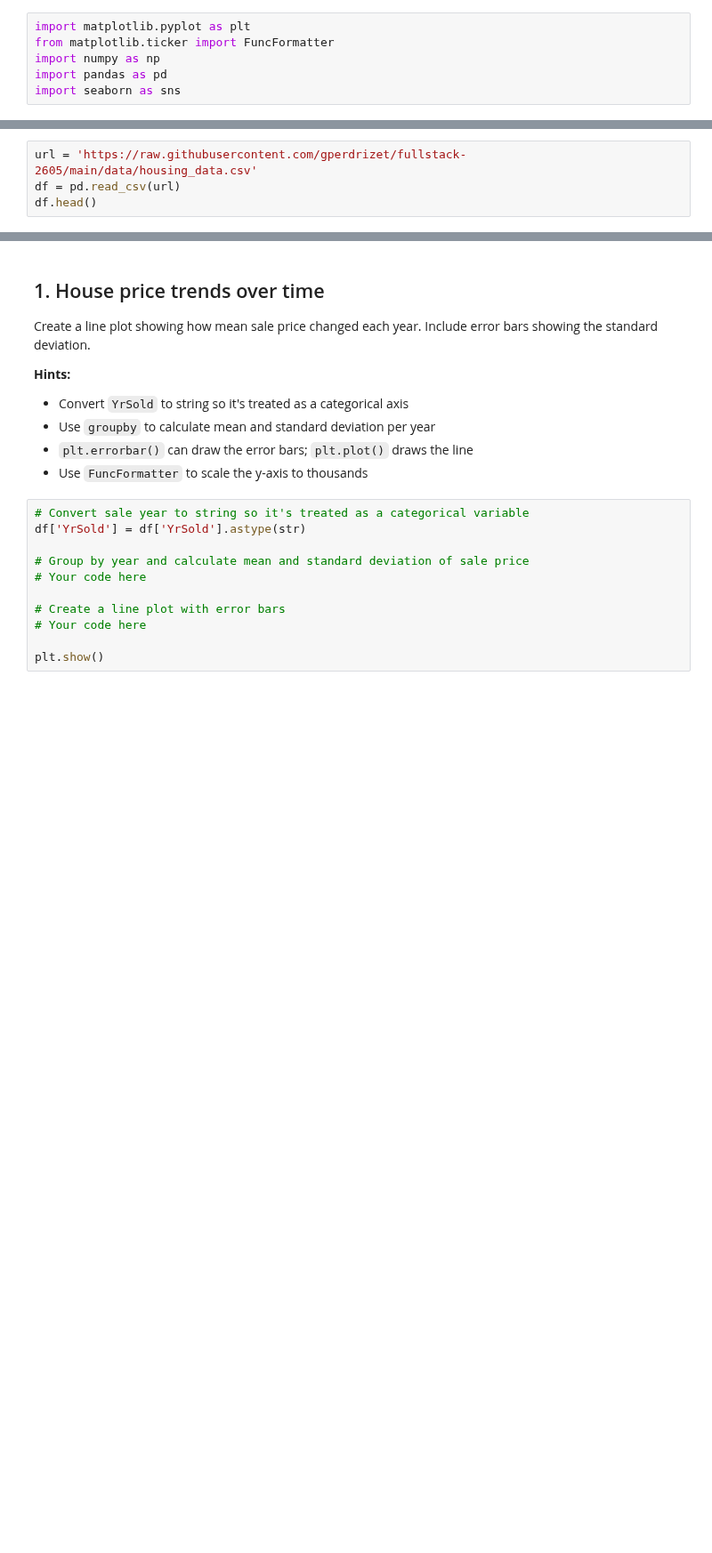
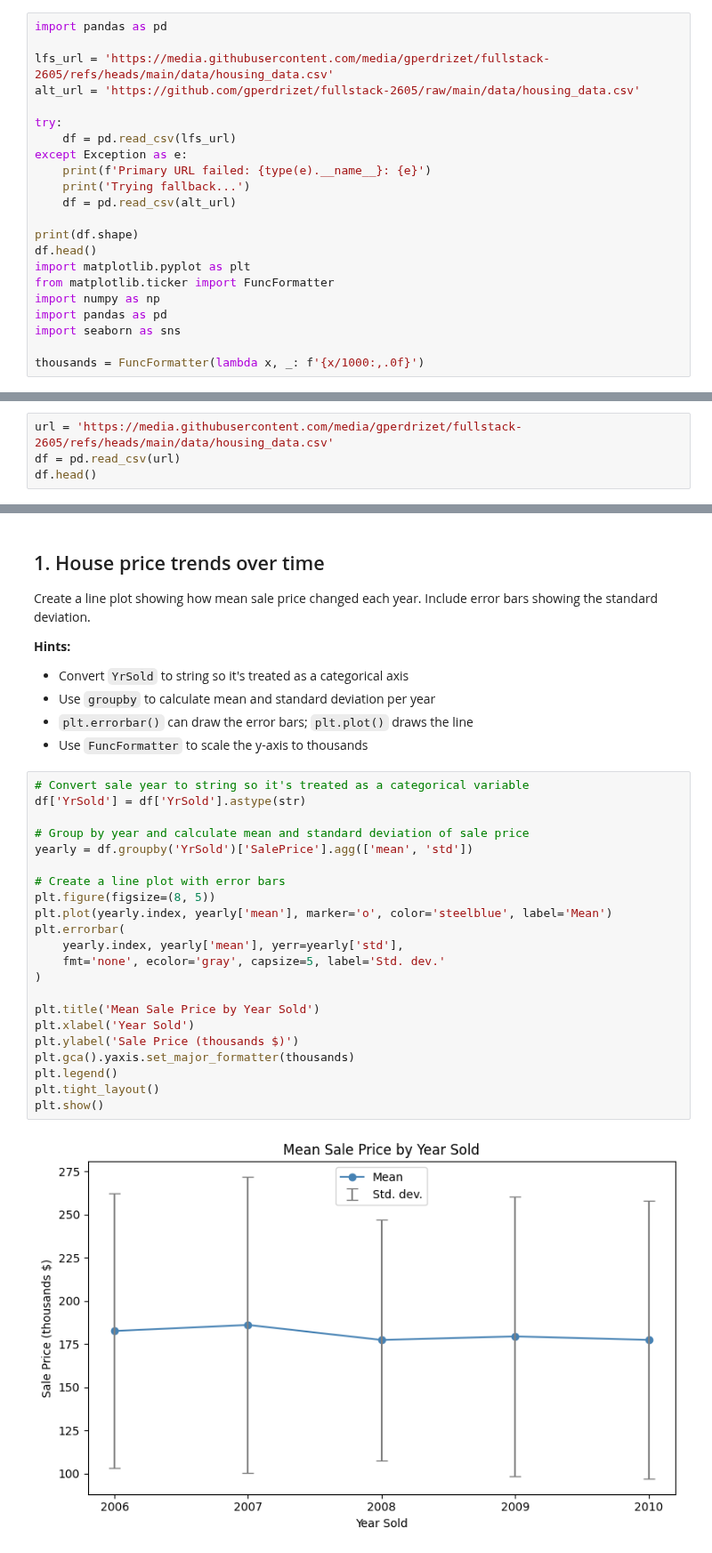
Before and after one commit to Alessandrarye/utd-aiml-coursework, a Jupyter notebook: notebooks/unit-2/lesson-11/lesson-11-activity.ipynb, the cells around one changed output, grey strips where cells are left out. Shown at 89% size. Cells and saved outputs as stored; diff of their text form; blank space fills up the shorter version.

Commit message:
Lesson 11: data visualization

```diff
--- a/notebooks/unit-2/lesson-11/lesson-11-activity.ipynb
+++ b/notebooks/unit-2/lesson-11/lesson-11-activity.ipynb
@@ -16,8 +16,24 @@ Housing sales dataset available here: [housing_data.csv](https://raw.githubuserc
 5. Create a pie chart to visualize the proportion of houses in each `MSZoning` category.
 6. Use a 3D scatter plot to visualize `LotArea`, `OverallQual`, and `SalePrice` together.
 # %%
+import pandas as pd
+
+lfs_url = 'https://media.githubusercontent.com/media/gperdrizet/fullstack-2605/refs/heads/main/data/housing_data.csv'
+alt_url = 'https://github.com/gperdrizet/fullstack-2605/raw/main/data/housing_data.csv'
+
+try:
+    df = pd.read_csv(lfs_url)
+except Exception as e:
+    print(f'Primary URL failed: {type(e).__name__}: {e}')
+    print('Trying fallback...')
+    df = pd.read_csv(alt_url)
+
+print(df.shape)
+df.head()
 import matplotlib.pyplot as plt
 from matplotlib.ticker import FuncFormatter
 import numpy as np
 import pandas as pd
 import seaborn as sns
+
+thousands = FuncFormatter(lambda x, _: f'{x/1000:,.0f}')
@@ -24,6 +42,6 @@ import seaborn as sns
 # %% [markdown]
 ## Load the dataset
 # %%
-url = 'https://raw.githubusercontent.com/gperdrizet/fullstack-2605/main/data/housing_data.csv'
+url = 'https://media.githubusercontent.com/media/gperdrizet/fullstack-2605/refs/heads/main/data/housing_data.csv'
 df = pd.read_csv(url)
 df.head()
@@ -42,14 +86,27 @@ Create a line plot showing how mean sale price changed each year. Include error
 # %%
 # Convert sale year to string so it's treated as a categorical variable
 df['YrSold'] = df['YrSold'].astype(str)
 
 # Group by year and calculate mean and standard deviation of sale price
-# Your code here
+yearly = df.groupby('YrSold')['SalePrice'].agg(['mean', 'std'])
 
 # Create a line plot with error bars
-# Your code here
+plt.figure(figsize=(8, 5))
+plt.plot(yearly.index, yearly['mean'], marker='o', color='steelblue', label='Mean')
+plt.errorbar(
+    yearly.index, yearly['mean'], yerr=yearly['std'],
+    fmt='none', ecolor='gray', capsize=5, label='Std. dev.'
+)
 
+plt.title('Mean Sale Price by Year Sold')
+plt.xlabel('Year Sold')
+plt.ylabel('Sale Price (thousands $)')
+plt.gca().yaxis.set_major_formatter(thousands)
+plt.legend()
+plt.tight_layout()
 plt.show()
+# %% [output]
+[figure, added]
 # %% [markdown]
 ## 2. LotArea vs SalePrice
 
```
Also changed, not shown: parts of 8 cells of this notebook.
